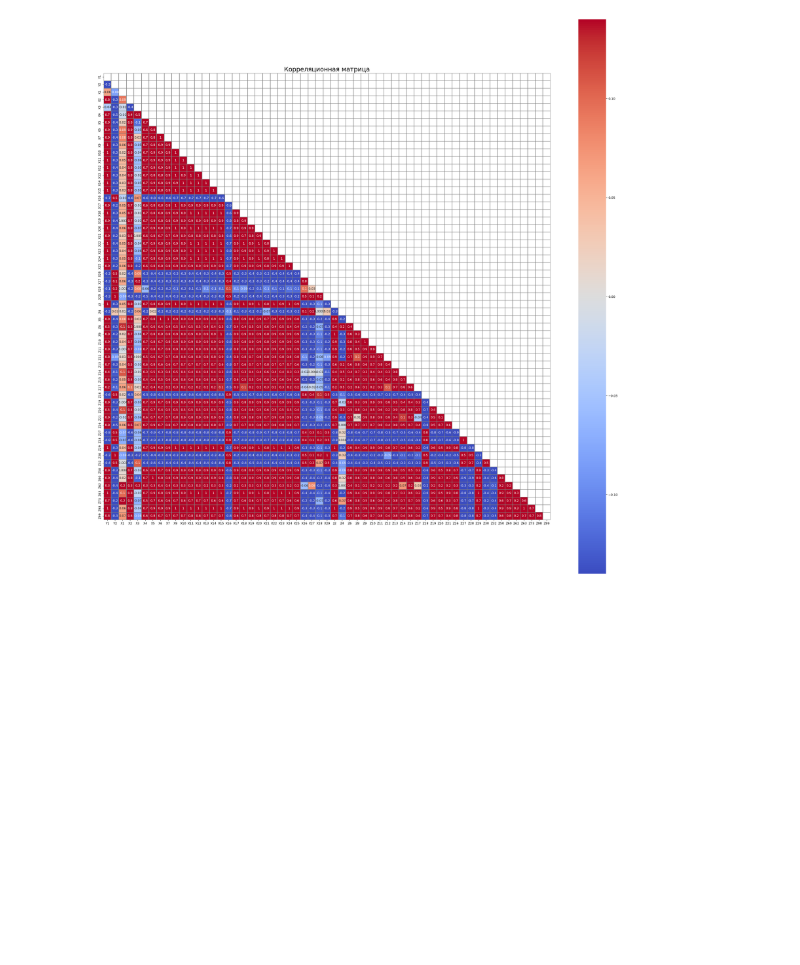
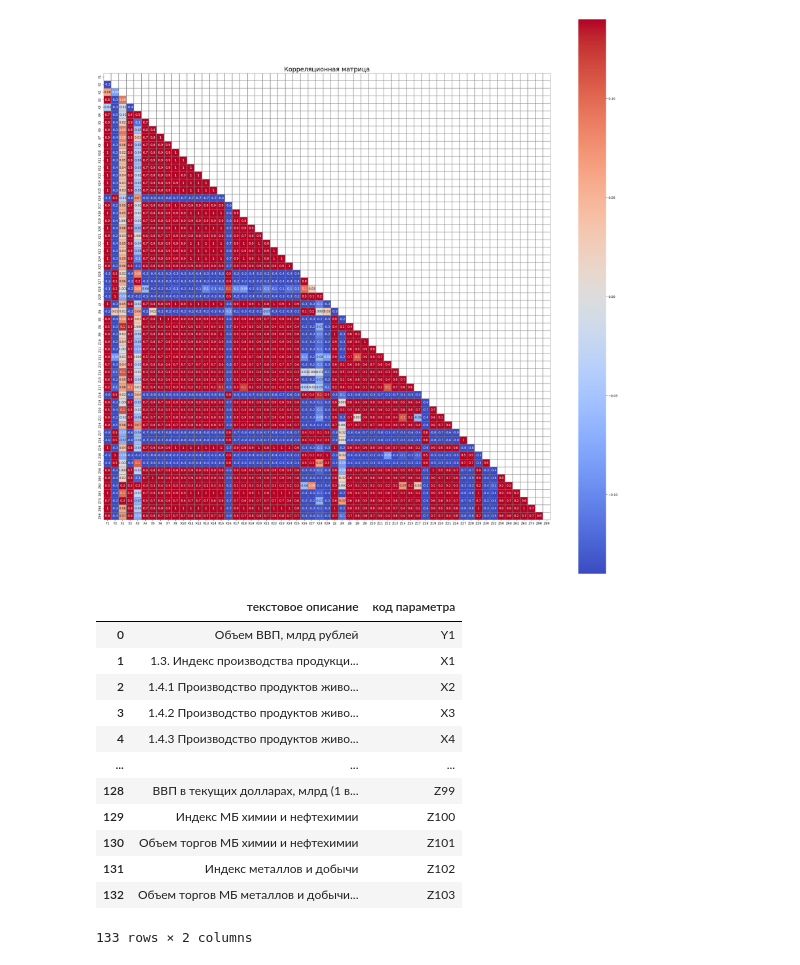
Before and after one commit to ras-internship/colabs, a Jupyter notebook: Анализ_и_отбраковка_базы_данных_входных_параметров_ipynb".ipynb, the cells around one changed output. Drawn from its saved outputs; the diff is of its cells as text; code cells hidden in the pictures; blank space fills up the shorter version.

```diff
--- a/Анализ_и_отбраковка_базы_данных_входных_параметров_ipynb".ipynb
+++ b/Анализ_и_отбраковка_базы_данных_входных_параметров_ipynb".ipynb
@@ -182,5 +191,6 @@ plt.figure(figsize=(32,32))
 sb.heatmap(df_base.iloc[:,:].corr(),cmap='coolwarm',vmin=-0.14,vmax=0.14,center=0,square=True, annot=True, fmt='.1g', linewidths=0.05, linecolor='gray',mask=mask_1)
 plt.title("Корреляционная матрица", fontsize=20)
 plt.show()
+display(df_dic)
 # %% [output]
 <class 'pandas.core.frame.DataFrame'>
@@ -203,4 +213,17 @@ memory usage: 147.3+ KB
 [figure]
+|  | текстовое описание | код параметра |
+| 0 | Объем ВВП, млрд рублей | Y1 |
+| 1 | 1.3. Индекс производства продукци... | X1 |
+| 2 | 1.4.1 Производство продуктов живо... | X2 |
+| 3 | 1.4.2 Производство продуктов живо... | X3 |
+| 4 | 1.4.3 Производство продуктов живо... | X4 |
+| ... | ... | ... |
+| 128 | ВВП в текущих долларах, млрд (1 в... | Z99 |
+| 129 | Индекс МБ химии и нефтехимии | Z100 |
+| 130 | Объем торгов МБ химии и нефтехимии | Z101 |
+| 131 | Индекс металлов и добычи | Z102 |
+| 132 | Объем торгов МБ металлов и добычи... | Z103 |
+133 rows × 2 columns
 # %%
 import plotly.graph_objs as go
 from plotly.subplots import make_subplots
```
Also changed, not shown: parts of 2 cells of this notebook.
